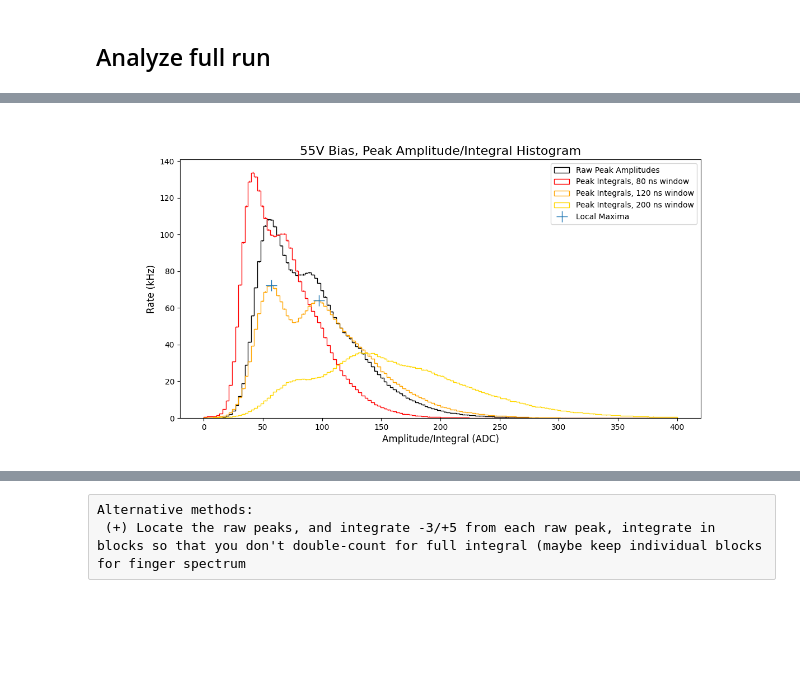
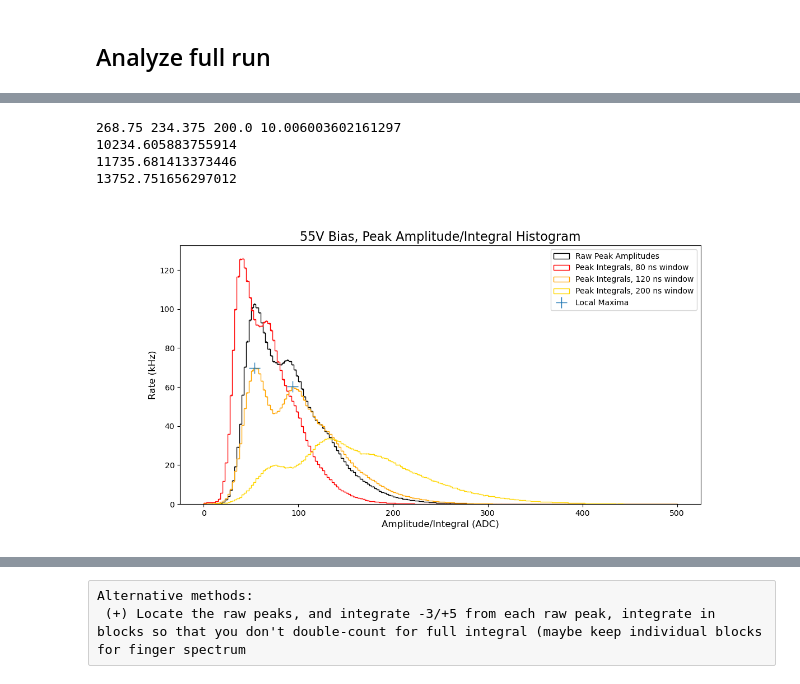
Before and after one commit to peckalec/dm-lab, a Jupyter notebook: REFLECT/SiPM_Analysis.ipynb, the cells around one changed output, grey strips where cells are left out. Cells and saved outputs as stored; diff of their text form; code cells hidden in the pictures; blank space fills up the shorter version.

```diff
--- a/REFLECT/SiPM_Analysis.ipynb
+++ b/REFLECT/SiPM_Analysis.ipynb
@@ -79,7 +79,7 @@ NyquistProtection = True
 verbose = True
 
 # Select individual sample to tune analysis parameters
-samplenum = 12
+samplenum = 1465
 
 #### Generate preview
 ahist = inputfile[inputfile.keys()[samplenum]].values()
@@ -296,10 +421,10 @@ plt.show()
 # %%
 #### Input selected parameters from above
 myset = "hiletgo55"
-inputfile=uproot.open("hiletgo/darksignals/output1919.root")
+inputfile=uproot.open("../../REFLECT/darkcounts/sipm521/output1919.root")
 totsamples = int(inputfile.keys()[-1][10:14])
-#totsamples = 1000
-lowpasscut = 1/10
+#totsamples = 2000
+lowpasscut = 1/8
 
 if (myset == "raw1"):
     downsampling = 4
@@ -344,18 +469,22 @@ rawpeaks = [-666]*totsamples
 intpeaks_s = [-666]*totsamples
 intpeaks_m = [-666]*totsamples
 intpeaks_l = [-666]*totsamples
+rawintegrals = [-666]*totsamples
 
 pbar = tqdm(total=totsamples,ascii=True,leave=False)
 tic()
+
+times = inputfile[inputfile.keys()[0]].axis(0).edges()
+
 for samplenum in range(totsamples):
     ahist = inputfile[inputfile.keys()[samplenum]].values()
-    times = inputfile[inputfile.keys()[samplenum]].axis(0).edges()
     signal = ahist
     time = 0.5*(times[:-1]+times[1:])/1000
     [time,signal] = downsmoother([time,signal],downsampling,smoothing)
-
+    '''
     T = time[-1] - time[0] #total integration period
     N = len(time) #number of points
+
     fftlength = N//2+1
     scipyfft = fft(signal)[:fftlength]/(N//2+1/2)
     FFTs = np.zeros([3,fftlength]) #Fourier frequencies, amplitudes, and phases
@@ -368,8 +497,10 @@ for samplenum in range(totsamples):
     arrayfreqs = np.array([FFTs[1,:lowpasssamplepoints] * np.exp(1j*FFTs[2,:lowpasssamplepoints])] * N)
     invFTlp = np.sum(arrayfreqs * invexparray,1)
     ReinvFTlp = np.real(invFTlp) + np.mean(signal) - np.mean(np.real(invFTlp))
+    '''
+    signal_lp = signal-DCoff-np.mean(signal,dtype="float64") #-ReinvFTlp   np.mean(signal,dtype="float64")
+    rawintegrals[samplenum] = sum(signal_lp)
 
-    signal_lp = signal-ReinvFTlp-DCoff
     peaks,props = find_peaks(signal_lp,height=0,width=rawpwidth,prominence=rawpprom)
     rawpeaks[samplenum] = signal_lp[peaks]
 
@@ -407,66 +558,87 @@ Elapsed time is 151.444 seconds.
+# %%
+print(SPEcharge_peak1/myreduction,SPEcharge_peak2/myreduction,SPEcharge_peakdiff/myreduction,1000/(time[-1]-time[0]))
+print(np.mean(rawintegrals/(SPEcharge_peak1/myreduction)*1000/(time[-1]-time[0])))
+print(np.mean(rawintegrals/(SPEcharge_peak2/myreduction)*1000/(time[-1]-time[0])))
+print(np.mean(rawintegrals/(SPEcharge_peakdiff/myreduction)*1000/(time[-1]-time[0])))
+# still way too high -- clearly the integral window is not the whole integral
+# %% [output]
+268.75 234.375 200.0 10.006003602161297
+10234.605883755914
+11735.681413373446
+13752.751656297012
 # %%
-
-mybins = 150
-myrange = (0,400)
+mybins = 200
+myrange = (0,500)
 myreduction = 0.2 # divide integrals by ~5 so distribution can be visually compared to raw peak amplitude distribution
 
 plt.close()
-rawpks_s, bins, bars = plt.hist(np.concatenate(rawpeaks),weights=[10/totsamples]*len(np.concatenate(rawpeaks)),bins=mybins,range=myrange,histtype="step",label="Raw Peak Amplitudes",color='black')
+rawpks_s, bins, bars = plt.hist(np.concatenate(rawpeaks),weights=[1000/(time[-1]-time[0])/totsamples]*len(np.concatenate(rawpeaks)),bins=mybins,range=myrange,histtype="step",label="Raw Peak Amplitudes",color='black')
 amplitude = bins[:-1]*0.5+bins[1:]*0.5
 plt.errorbar(amplitude, rawpks_s, yerr=np.sqrt(rawpks_s*10/totsamples),
             linewidth=0, elinewidth=1,color='black')
 
-intpks_s, bins, bars = plt.hist(np.concatenate(intpeaks_s)*myreduction,weights=[10/totsamples]*len(np.concatenate(intpeaks_s)),
+intpks_s, bins, bars = plt.hist(np.concatenate(intpeaks_s)*myreduction,weights=[1000/(time[-mywindow[0]]-time[0])/totsamples]*len(np.concatenate(intpeaks_s)),
                                 bins=mybins,range=myrange,histtype="step",label=f"Peak Integrals, {(time[mywindow[0]]-time[0])*1000:.0f} ns window",color='red')
 plt.errorbar(amplitude, intpks_s, yerr=np.sqrt(intpks_s*10/totsamples),
             linewidth=0, elinewidth=1,color='red')
 
-intpks_m, bins, bars = plt.hist(np.concatenate(intpeaks_m)*myreduction,weights=[10/totsamples]*len(np.concatenate(intpeaks_m)),
+intpks_m, bins, bars = plt.hist(np.concatenate(intpeaks_m)*myreduction,weights=[1000/(time[-mywindow[1]]-time[0])/totsamples]*len(np.concatenate(intpeaks_m)),
                                 bins=mybins,range=myrange,histtype="step",label=f"Peak Integrals, {(time[mywindow[1]]-time[0])*1000:.0f} ns window",color='orange')
 plt.errorbar(amplitude, intpks_m, yerr=np.sqrt(intpks_m*10/totsamples),
             linewidth=0, elinewidth=1,color='orange')
 
-intpks_l, bins, bars = plt.hist(np.concatenate(intpeaks_l)*myreduction,weights=[10/totsamples]*len(np.concatenate(intpeaks_l)),
+intpks_l, bins, bars = plt.hist(np.concatenate(intpeaks_l)*myreduction,weights=[1000/(time[-mywindow[2]]-time[0])/totsamples]*len(np.concatenate(intpeaks_l)),
                                 bins=mybins,range=myrange,histtype="step",label=f"Peak Integrals, {(time[mywindow[2]]-time[0])*1000:.0f} ns window",color='gold')
 plt.errorbar(amplitude, intpks_l, yerr=np.sqrt(intpks_l*10/totsamples),
             linewidth=0, elinewidth=1,color='gold')
 
 #peaks2,props2 = find_peaks(intpks_s,height=0,width=5,prominence=1,distance=5)
 SPEcharge_s = amplitude[np.argmax(intpks_s)]
 SPEcharge_m = amplitude[np.argmax(intpks_m)]
 SPEcharge_l = amplitude[np.argmax(intpks_l)]/2
 peaks2,props2 = find_peaks(intpks_m,height=0,width=5,prominence=3,distance=5)
 
+SPEcharge_peak1 = amplitude[peaks2[0]]
+SPEcharge_peak2 = amplitude[peaks2[1]]/2
+SPEcharge_peakdiff = amplitude[peaks2][1]-amplitude[peaks2][0]
+amplitude_offset = SPEcharge_peak1 - SPEcharge_peakdiff
+
 plt.plot(amplitude[peaks2],intpks_m[peaks2],linestyle="",marker="+",markersize=15,label="Local Maxima")
 #plt.yscale("log")
 plt.legend()
 plt.title("55V Bias, Peak Amplitude/Integral Histogram", size=16)
 plt.xlabel("Amplitude/Integral (ADC)", size=12)
 plt.ylabel("Rate (kHz)", size=12)
 plt.show()
 
+# actual period: time[-mywindow[0]]-time[0]
+
 print(f"SPE Raw Amplitude: {amplitude[np.argmax(rawpks_s)]:.2f}")
 print(f"Total PE Rate (raw peaks), sum(rate*PE amp): {sum(rawpks_s*amplitude)/amplitude[np.argmax(rawpks_s)]:.1f} kHz\n")
 
 print(f"Integer PE Amplitude (short window): {SPEcharge_s:.1f}*{1/myreduction:.1f}")
 print(f"SPE Charge: {SPEcharge_s/myreduction:.2f}")
-print(f"Total PE Rate, sum(rate*PE amp): {sum(intpks_s*amplitude/SPEcharge_s):.1f} kHz\n")
+print(f"Total PE Rate, sum(rate*PE amp): {sum(intpks_s*amplitude)/SPEcharge_s:.1f} kHz\n")
 
-print(f"Integer PE Amplitude (medium window): {SPEcharge_m:.1f}*{1/myreduction:.1f}")
-print(f"SPE Charge: {SPEcharge_m/myreduction:.2f}")
-print(f"Total PE Rate, sum(rate*PE amp): {sum(intpks_m*amplitude/SPEcharge_m):.1f} kHz\n")
+print(f"1 PE Amplitude (medium window): {SPEcharge_peak1:.1f}*{1/myreduction:.1f}")
+print(f"SPE Charge: {SPEcharge_peak1/myreduction:.2f}")
+print(f"Total PE Rate, sum(rate*PE amp): {sum(intpks_m*amplitude)/SPEcharge_peak1:.1f} kHz\n")
 
-print(f"PE Amplitude spacing (medium window): {amplitude[peaks2][1]-amplitude[peaks2][0]:.1f}*{1/myreduction:.1f}")
-print(f"SPE Charge: {(amplitude[peaks2][1]-amplitude[peaks2][0])/myreduction:.2f}")
-amplitude_offset = 2*amplitude[peaks2][0] - amplitude[peaks2][1]
-print(f"Total PE Rate, sum(rate*PE amp): {sum(intpks_m*(amplitude-amplitude_offset)/(amplitude[peaks2][1]-amplitude[peaks2][0])):.1f} kHz\n")
+print(f"2 PE Amplitude (medium window): {SPEcharge_peak2:.1f}*{1/myreduction:.1f}")
+print(f"SPE Charge: {SPEcharge_peak2/myreduction:.2f}")
+print(f"Total PE Rate, sum(rate*PE amp): {sum(intpks_m*amplitude)/SPEcharge_peak2:.1f} kHz\n")
+
+print(f"PE Amplitude spacing (medium window): {SPEcharge_peakdiff:.1f}*{1/myreduction:.1f}")
+print(f"SPE Charge: {SPEcharge_peakdiff/myreduction:.2f}")
+print(f"Total PE Rate, sum(rate*PE amp): {sum(intpks_m*(amplitude-amplitude_offset))/SPEcharge_peakdiff:.1f} kHz\n")
+
 
 # also want to treat the dark signal the same as the bright signal
-    # dcoffset and divide
+    # dcoffset and divide total integral
     # original script only saved averages and stdevs, need to re-analyze
 
 print(f"Integer PE Amplitude (long window): {SPEcharge_l:.1f}*{1/myreduction:.1f}")
 print(f"SPE Charge: {SPEcharge_l/myreduction:.2f}")
 print(f"Total PE Rate, sum(rate*PE amp): {sum(intpks_l*amplitude/SPEcharge_l):.1f} kHz\n")
 # %% [output]
-[figure, old version]
+[figure, new version]
```
Also changed, not shown: parts of 19 cells of this notebook.
